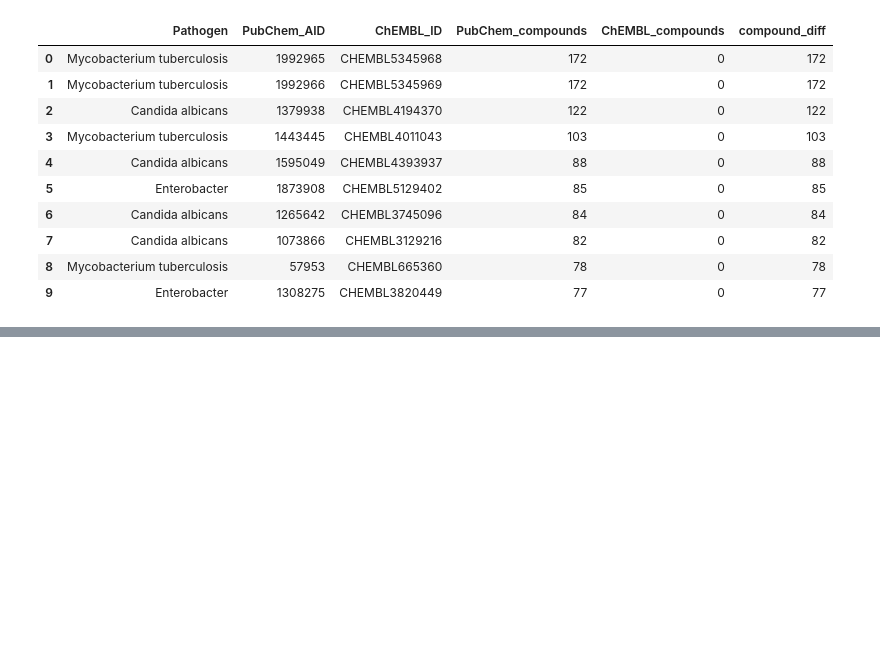
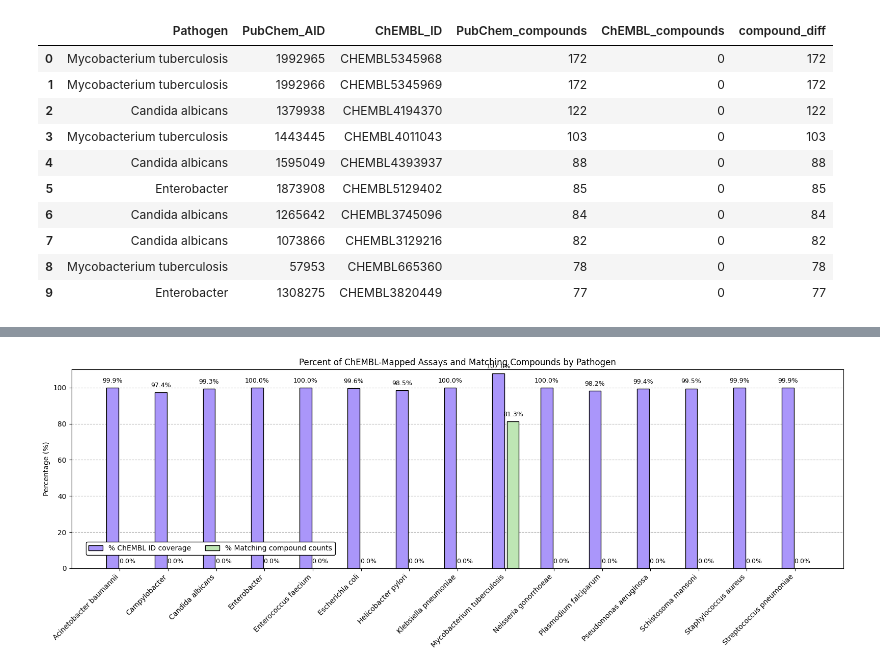
Before and after one commit to ersilia-os/pubchem-antimicrobial-tasks, a Jupyter notebook: notebooks/06_Merging_data_&_description_info.ipynb, the cells around one changed output, grey strips where cells are left out. Saved outputs shown, nothing was run; the diff lists cells and outputs as text; code cells hidden in the pictures; blank space fills up the shorter version.

Commit message:
coparing chembl_id with arnau

```diff
--- a/notebooks/06_Merging_data_&_description_info.ipynb
+++ b/notebooks/06_Merging_data_&_description_info.ipynb
@@ -238,6 +227,10 @@ summary_bioassays["same_compound_count"] = (
     summary_bioassays["PubChem_compounds"] == summary_bioassays["ChEMBL_compounds"]
 )
 
+summary_bioassays["compound_diff"] = (
+    summary_bioassays["PubChem_compounds"] - summary_bioassays["ChEMBL_compounds"]
+)
+
 summary_bioassays.to_csv(DATA_PROCESSED / "summary_bioassays_with_chembl_compounds.csv", index=False)
 # %%
 summary_bioassays
@@ -465,0 +440,4 @@ top_ChEMBL
+# %%
+# Lod new file
+assays_ChEMBL = pd.read_csv(DATA_PROCESSED / "ChEMBL_bioassays" / "assays_ChEMBL.csv")
+assays_ChEMBL.head()
@@ -465,0 +495,12 @@ top_ChEMBL
+# %%
+# Checking if compounds numbers are equal in PubChem vs ChEMBL
+
+summary_bioassays_2["same_compound_count"] = (
+    summary_bioassays_2["PubChem_compounds"] == summary_bioassays_2["cpds"]
+)
+
+summary_bioassays_2["compound_diff"] = (
+    summary_bioassays_2["PubChem_compounds"] - summary_bioassays_2["cpds"]
+)
+
+summary_bioassays_2.to_csv(DATA_PROCESSED / "summary_bioassays_with_chembl_compounds_2.csv", index=False)
@@ -465,0 +607,57 @@ top_ChEMBL
+# %%
+# Data
+summary = summary_pubchem_chembl_2.copy()
+labels = summary["Pathogen"].values
+percent_chembl = summary["Percent_ChEMBL_IDs"].values
+percent_matching = summary["Percent_Matching_Compounds"].values
+
+N = len(labels)
+x = np.arange(N)
+
+# ⏩ Adjust spacing: smaller bar width + larger offset
+bar_width = 0.25
+bar_spacing = 0.15  # controls the separation inside each group
+
+# Colors
+color_chembl = "#AA96FA"    # Purple
+color_match  = "#BEE6B4"    # Green
+
+# Plot
+plt.figure(figsize=(16, 6))
+
+# 1. Bar: Percent_ChEMBL_IDs
+bars1 = plt.bar(x - bar_spacing, percent_chembl, width=bar_width,
+                color=color_chembl, ec="black", zorder=2, label="% ChEMBL ID coverage")
+
+# 2. Bar: Percent_Matching_Compounds
+bars2 = plt.bar(x + bar_spacing, percent_matching, width=bar_width,
+                color=color_match, ec="black", zorder=2, label="% Matching compound counts")
+
+# Add labels on top of bars
+for i in range(N):
+    plt.text(x[i] - bar_spacing, percent_chembl[i] + 2, f"{percent_chembl[i]:.1f}%",
+             ha='center', va='bottom', fontsize=9, zorder=3)
+    plt.text(x[i] + bar_spacing, percent_matching[i] + 2, f"{percent_matching[i]:.1f}%",
+             ha='center', va='bottom', fontsize=9, zorder=3)
+
+# Aesthetics
+plt.xticks(x, labels, rotation=45, ha="right")
+plt.ylabel("Percentage (%)")
+plt.ylim(0, 110)
+plt.title("Percent of ChEMBL-Mapped Assays and Matching Compounds by Pathogen")
+plt.grid(linestyle="--", zorder=1, axis="y")
+
+# Legend at bottom
+plt.legend(
+    loc="lower center",
+    bbox_to_anchor=(0.18, 0.05),
+    ncol=2,
+    framealpha=1,
+    edgecolor="k",
+    prop={"size": 10}
+)
+
+plt.tight_layout()
+plt.show()
+# %% [output]
+[figure, added]
```
Also changed, not shown: parts of 22 cells of this notebook, 1 other file.
